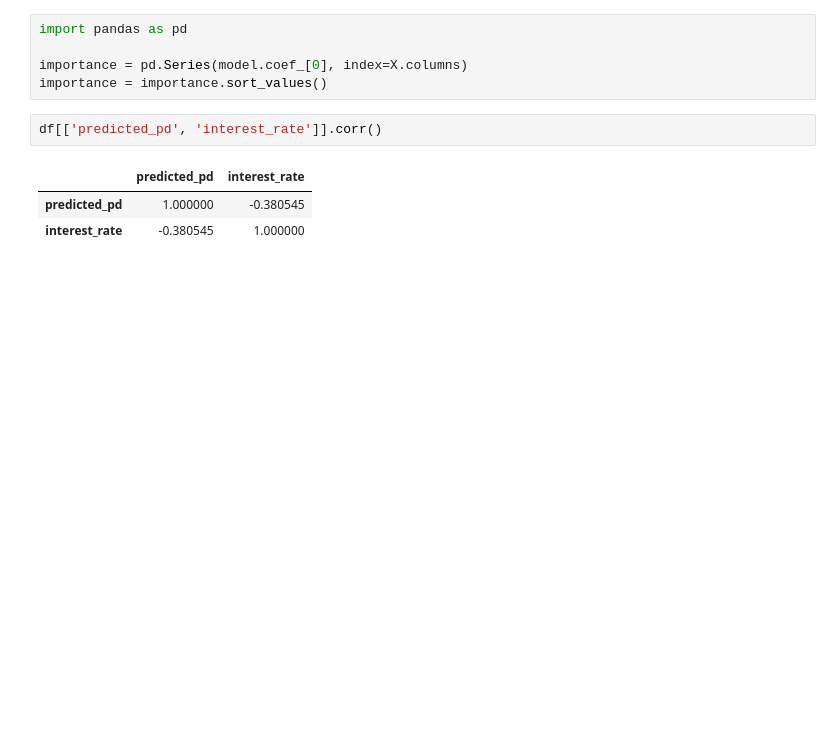
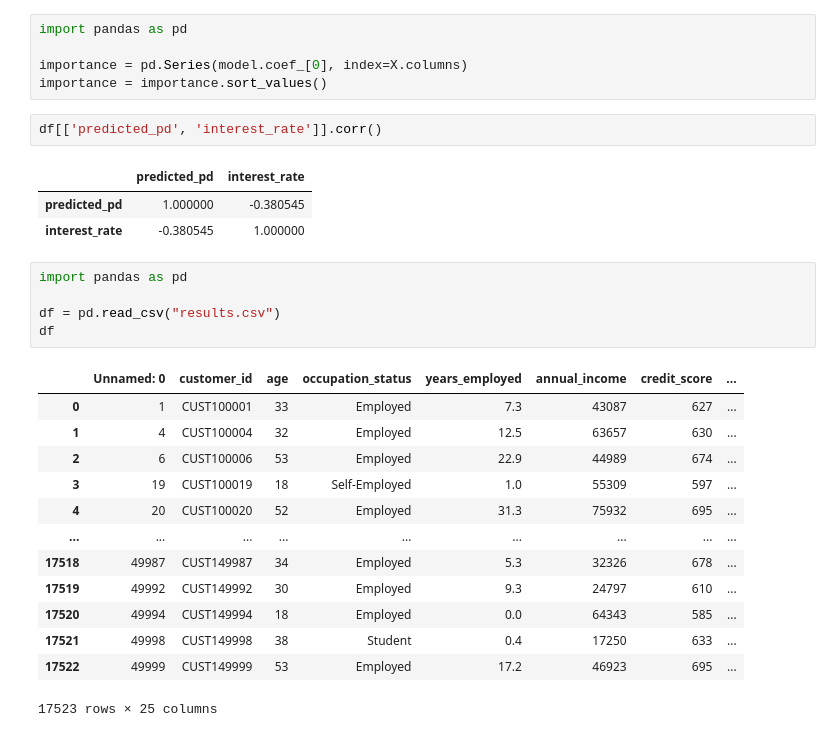
Before and after one commit to ppmelch/Credit_Model, a Jupyter notebook: notebooks/notebook.ipynb, the cells around one changed output. Drawn from its saved outputs; the diff is of its cells as text; blank space fills up the shorter version.

```diff
--- a/notebooks/notebook.ipynb
+++ b/notebooks/notebook.ipynb
@@ -161,3 +161,22 @@ df[['predicted_pd', 'interest_rate']].corr()
 |  | predicted_pd | interest_rate |
 | predicted_pd | 1.000000 | -0.380545 |
 | interest_rate | -0.380545 | 1.000000 |
+# %%
+import pandas as pd
+
+df = pd.read_csv("results.csv")
+df
+# %% [output]
+|  | Unnamed: 0 | customer_id | age | occupation_status | years_employed | annual_income | credit_score | ... |
+| 0 | 1 | CUST100001 | 33 | Employed | 7.3 | 43087 | 627 | ... |
+| 1 | 4 | CUST100004 | 32 | Employed | 12.5 | 63657 | 630 | ... |
+| 2 | 6 | CUST100006 | 53 | Employed | 22.9 | 44989 | 674 | ... |
+| 3 | 19 | CUST100019 | 18 | Self-Employed | 1.0 | 55309 | 597 | ... |
+| 4 | 20 | CUST100020 | 52 | Employed | 31.3 | 75932 | 695 | ... |
+| ... | ... | ... | ... | ... | ... | ... | ... | ... |
+| 17518 | 49987 | CUST149987 | 34 | Employed | 5.3 | 32326 | 678 | ... |
+| 17519 | 49992 | CUST149992 | 30 | Employed | 9.3 | 24797 | 610 | ... |
+| 17520 | 49994 | CUST149994 | 18 | Employed | 0.0 | 64343 | 585 | ... |
+| 17521 | 49998 | CUST149998 | 38 | Student | 0.4 | 17250 | 633 | ... |
+| 17522 | 49999 | CUST149999 | 53 | Employed | 17.2 | 46923 | 695 | ... |
+17523 rows × 25 columns
```
Also changed, not shown: 7 other files.
